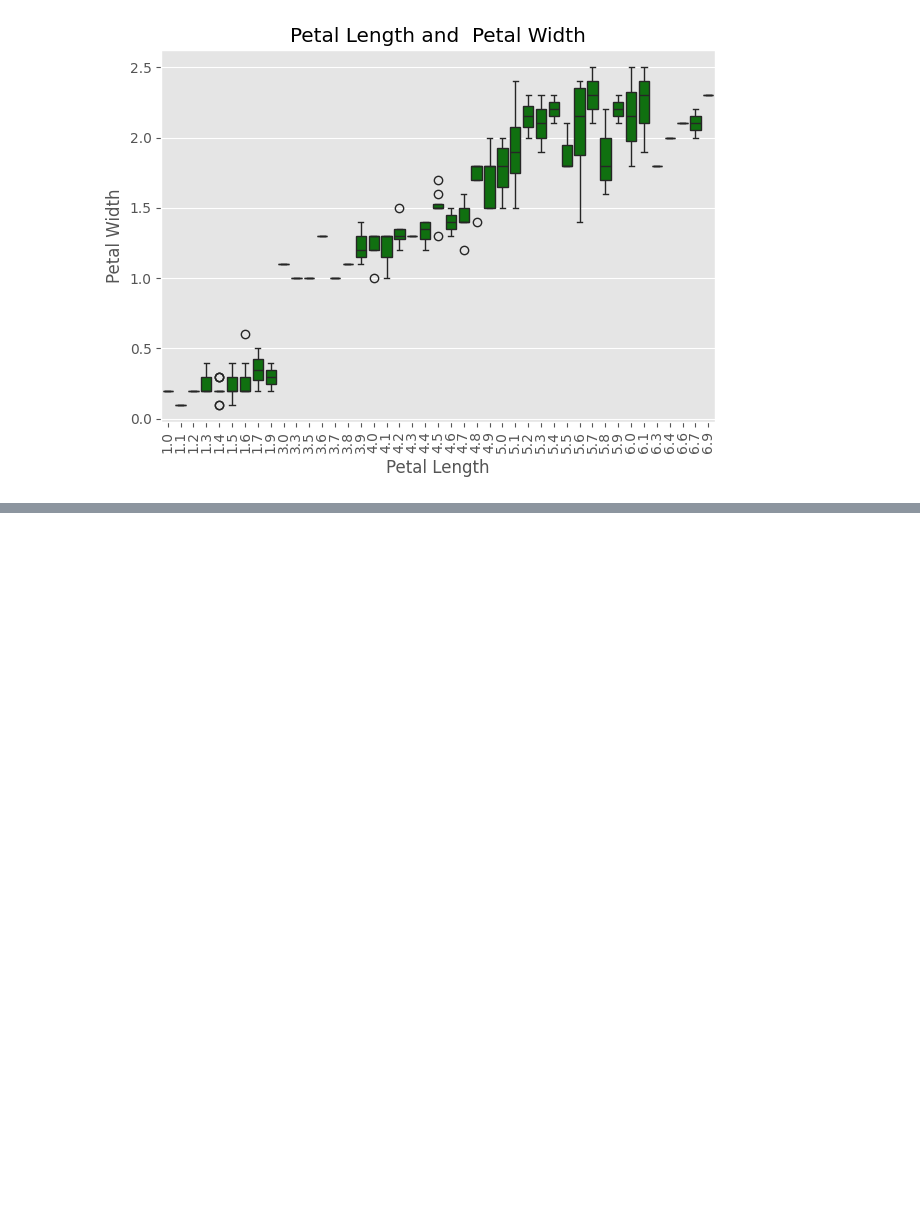
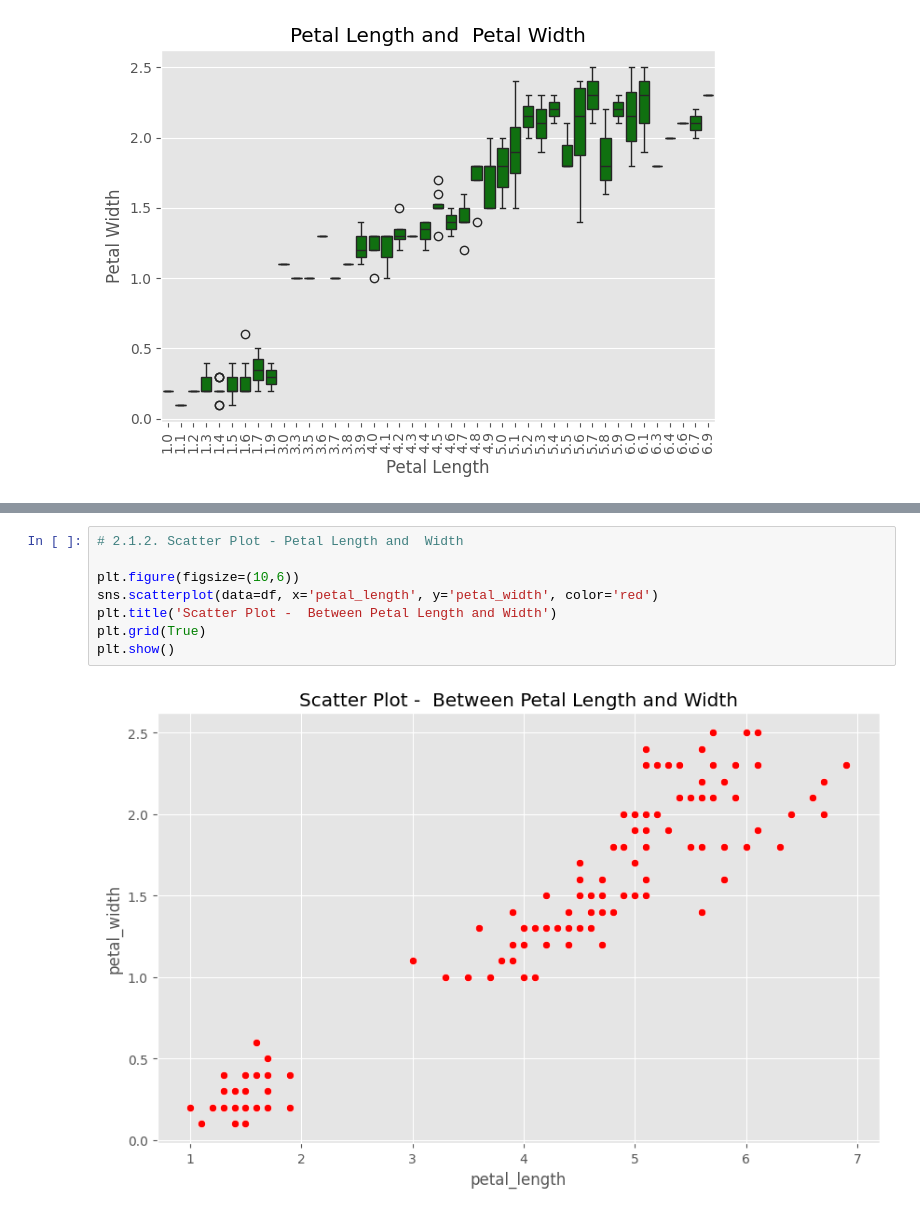
Before and after one commit to adinsa1/Data110, a Jupyter notebook: Assefa_wk10_Homework.ipynb, the cells around one changed output, grey strips where cells are left out. Drawn from its saved outputs; the diff is of its cells as text; blank space fills up the shorter version.

```diff
--- a/Assefa_wk10_Homework.ipynb
+++ b/Assefa_wk10_Homework.ipynb
@@ -161,0 +180,10 @@ plt.show()
+# %%
+# 2.1.2. Scatter Plot - Petal Length and  Width
+
+plt.figure(figsize=(10,6))
+sns.scatterplot(data=df, x='petal_length', y='petal_width', color='red')
+plt.title('Scatter Plot -  Between Petal Length and Width')
+plt.grid(True)
+plt.show()
+# %% [output]
+[figure, added]
```
Also changed, not shown: parts of 7 cells of this notebook.
